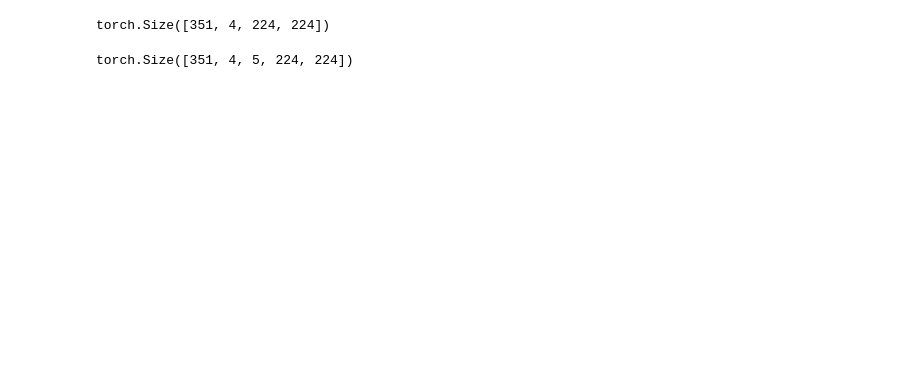
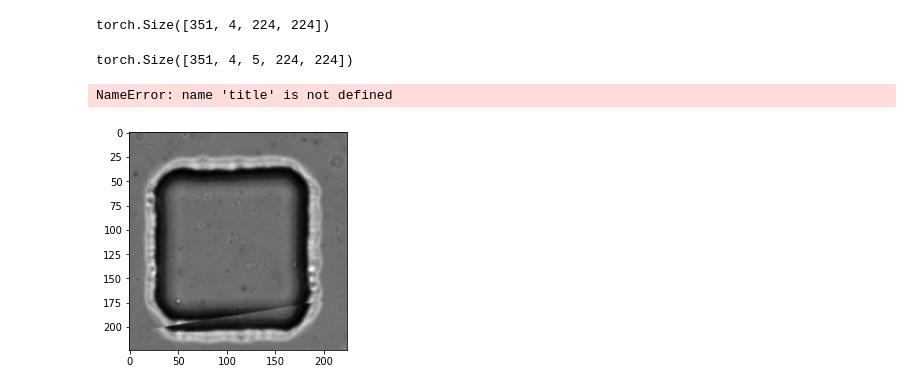
Before and after one commit to tajwarfahim/CS_231N_Project, a Jupyter notebook: Image_Loader_Testing.ipynb, the cells around one changed output. Drawn from its saved outputs; the diff is of its cells as text; code cells hidden in the pictures; blank space fills up the shorter version.

Commit message:
Image loader done

```diff
--- a/Image_Loader_Testing.ipynb
+++ b/Image_Loader_Testing.ipynb
@@ -38,3 +39,8 @@ threeD_tensor = ti.get_image_tensor()
 print(threeD_tensor.shape)
 # %% [output]
 torch.Size([351, 4, 5, 224, 224])
+# %%
+show_tensor_as_image(tensor[0])
+# %% [output]
+NameError: name 'title' is not defined
+[figure, added]
```
Also changed, not shown: parts of 2 cells of this notebook, 2 other files.
